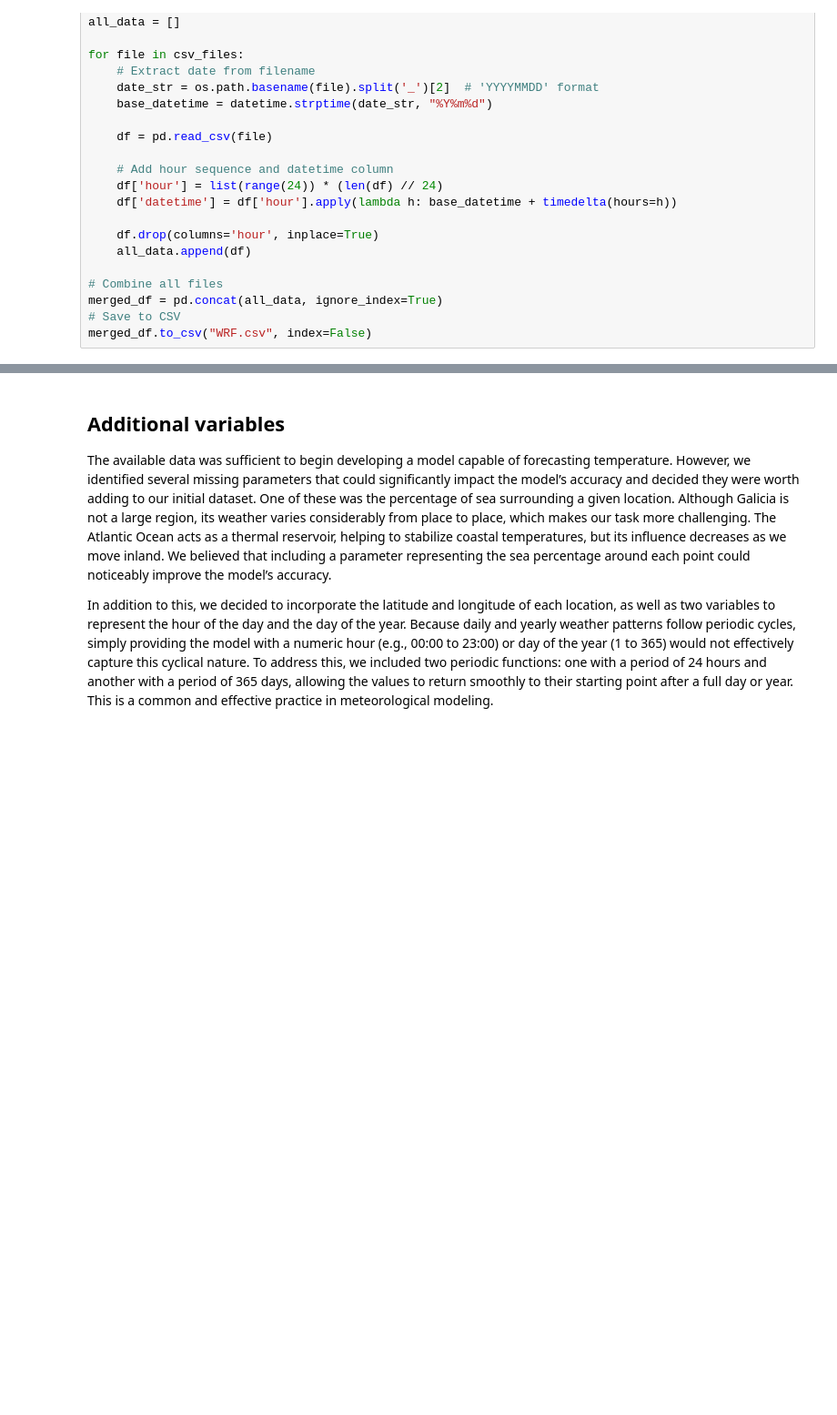
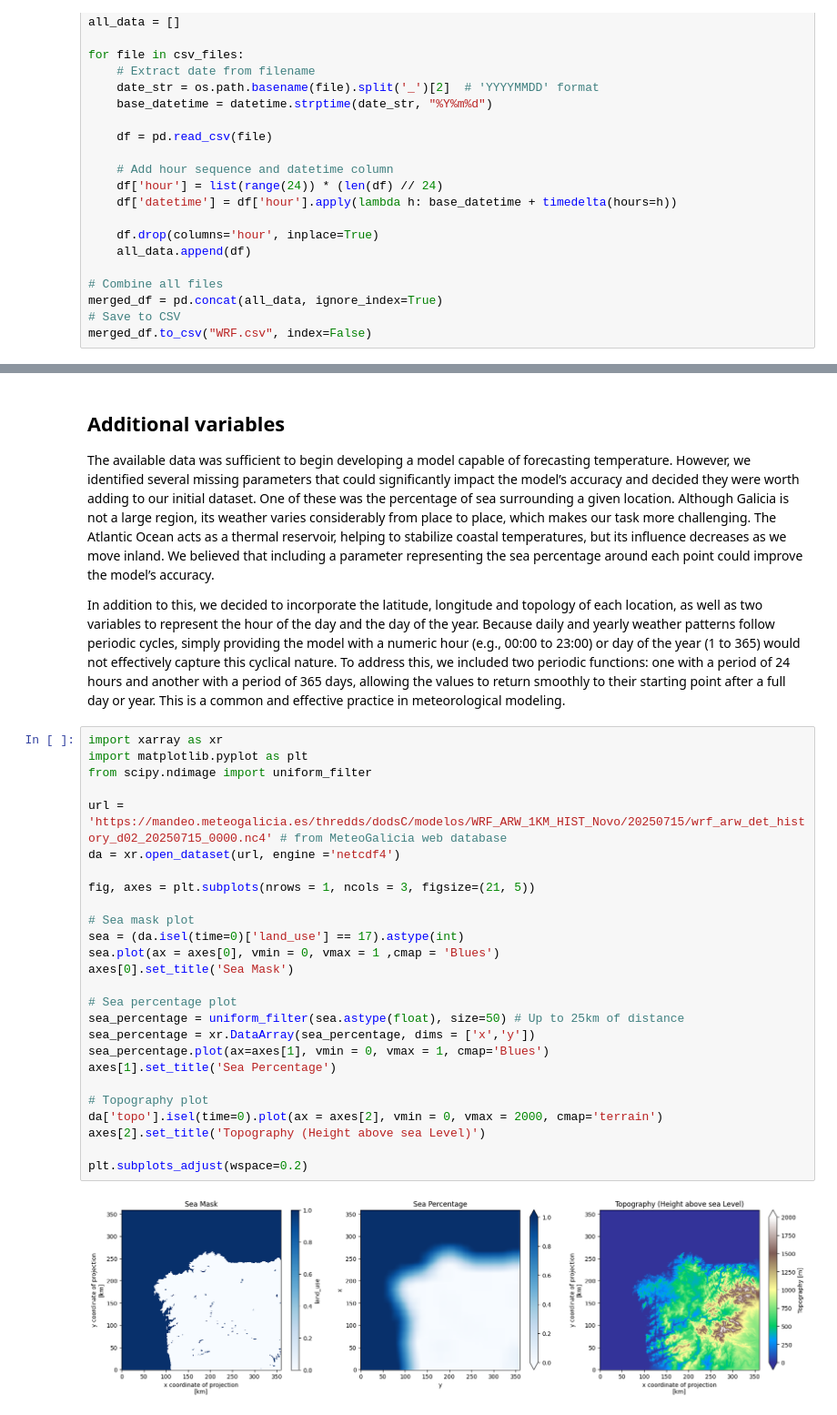
Before and after one commit to Hugopeb/ai-temperature-prediction, a Jupyter notebook: NOTEBOOKS/data_preproccessing_github.ipynb, the cells around one changed output, grey strips where cells are left out. Shown at 91% size. Drawn from its saved outputs; the diff is of its cells as text; blank space fills up the shorter version.

```diff
--- a/NOTEBOOKS/data_preproccessing_github.ipynb
+++ b/NOTEBOOKS/data_preproccessing_github.ipynb
@@ -71,6 +64,34 @@ merged.to_csv("DATA.csv", index=False)
 # %% [markdown]
 ## Additional variables
 
-The available data was sufficient to begin developing a model capable of forecasting temperature. However, we identified several missing parameters that could significantly impact the model’s accuracy and decided they were worth adding to our initial dataset. One of these was the percentage of sea surrounding a given location. Although Galicia is not a large region, its weather varies considerably from place to place, which makes our task more challenging. The Atlantic Ocean acts as a thermal reservoir, helping to stabilize coastal temperatures, but its influence decreases as we move inland. We believed that including a parameter representing the sea percentage around each point could noticeably improve the model’s accuracy.
+The available data was sufficient to begin developing a model capable of forecasting temperature. However, we identified several missing parameters that could significantly impact the model’s accuracy and decided they were worth adding to our initial dataset. One of these was the percentage of sea surrounding a given location. Although Galicia is not a large region, its weather varies considerably from place to place, which makes our task more challenging. The Atlantic Ocean acts as a thermal reservoir, helping to stabilize coastal temperatures, but its influence decreases as we move inland. We believed that including a parameter representing the sea percentage around each point could improve the model’s accuracy.
 
-In addition to this, we decided to incorporate the latitude and longitude of each location, as well as two variables to represent the hour of the day and the day of the year. Because daily and yearly weather patterns follow periodic cycles, simply providing the model with a numeric hour (e.g., 00:00 to 23:00) or day of the year (1 to 365) would not effectively capture this cyclical nature. To address this, we included two periodic functions: one with a period of 24 hours and another with a period of 365 days, allowing the values to return smoothly to their starting point after a full day or year. This is a common and effective practice in meteorological modeling.
+In addition to this, we decided to incorporate the latitude, longitude and topology of each location, as well as two variables to represent the hour of the day and the day of the year. Because daily and yearly weather patterns follow periodic cycles, simply providing the model with a numeric hour (e.g., 00:00 to 23:00) or day of the year (1 to 365) would not effectively capture this cyclical nature. To address this, we included two periodic functions: one with a period of 24 hours and another with a period of 365 days, allowing the values to return smoothly to their starting point after a full day or year. This is a common and effective practice in meteorological modeling.
+# %%
+import xarray as xr
+import matplotlib.pyplot as plt
+from scipy.ndimage import uniform_filter
+
+url = 'https://mandeo.meteogalicia.es/thredds/dodsC/modelos/WRF_ARW_1KM_HIST_Novo/20250715/wrf_arw_det_history_d02_20250715_0000.nc4' # from MeteoGalicia web database
+da = xr.open_dataset(url, engine ='netcdf4')
+
+fig, axes = plt.subplots(nrows = 1, ncols = 3, figsize=(21, 5))
+
+# Sea mask plot
+sea = (da.isel(time=0)['land_use'] == 17).astype(int)
+sea.plot(ax = axes[0], vmin = 0, vmax = 1 ,cmap = 'Blues')
+axes[0].set_title('Sea Mask')
+
+# Sea percentage plot
+sea_percentage = uniform_filter(sea.astype(float), size=50) # Up to 25km of distance
+sea_percentage = xr.DataArray(sea_percentage, dims = ['x','y'])
+sea_percentage.plot(ax=axes[1], vmin = 0, vmax = 1, cmap='Blues')
+axes[1].set_title('Sea Percentage')
+
+# Topography plot
+da['topo'].isel(time=0).plot(ax = axes[2], vmin = 0, vmax = 2000, cmap='terrain')
+axes[2].set_title('Topography (Height above sea Level)')
+
+plt.subplots_adjust(wspace=0.2)
+# %% [output]
+[figure, added]
```
Also changed, not shown: parts of 4 cells of this notebook.
